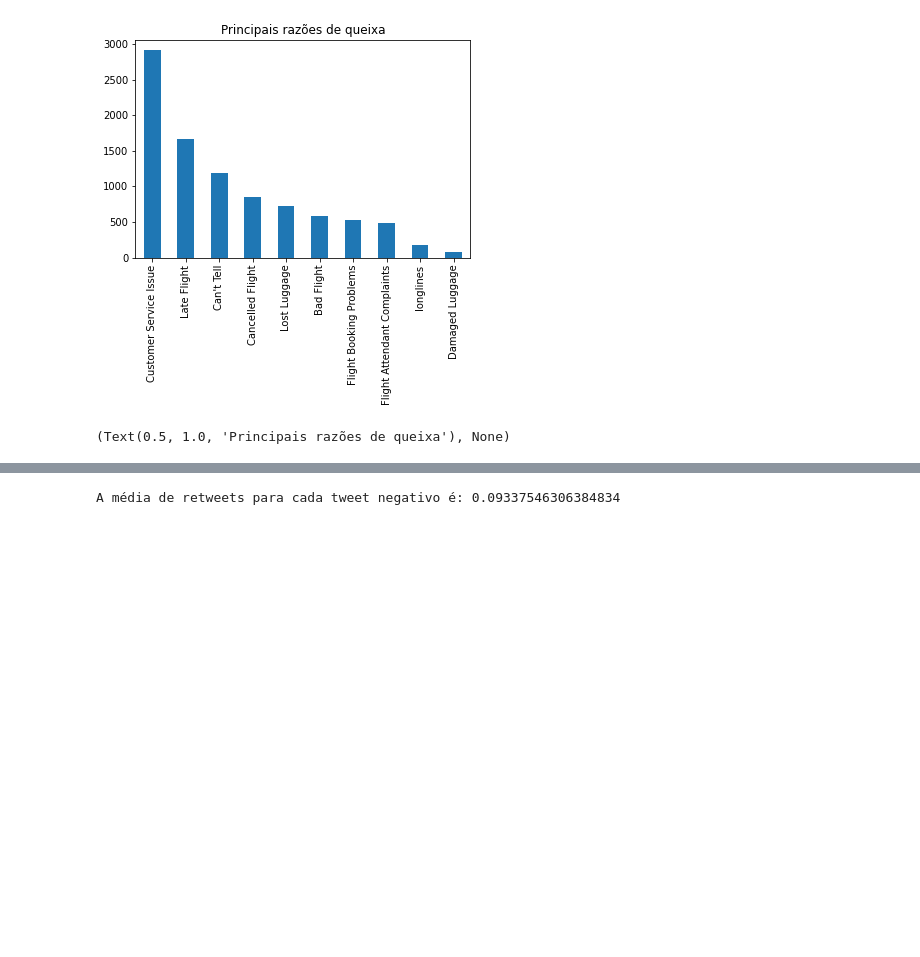
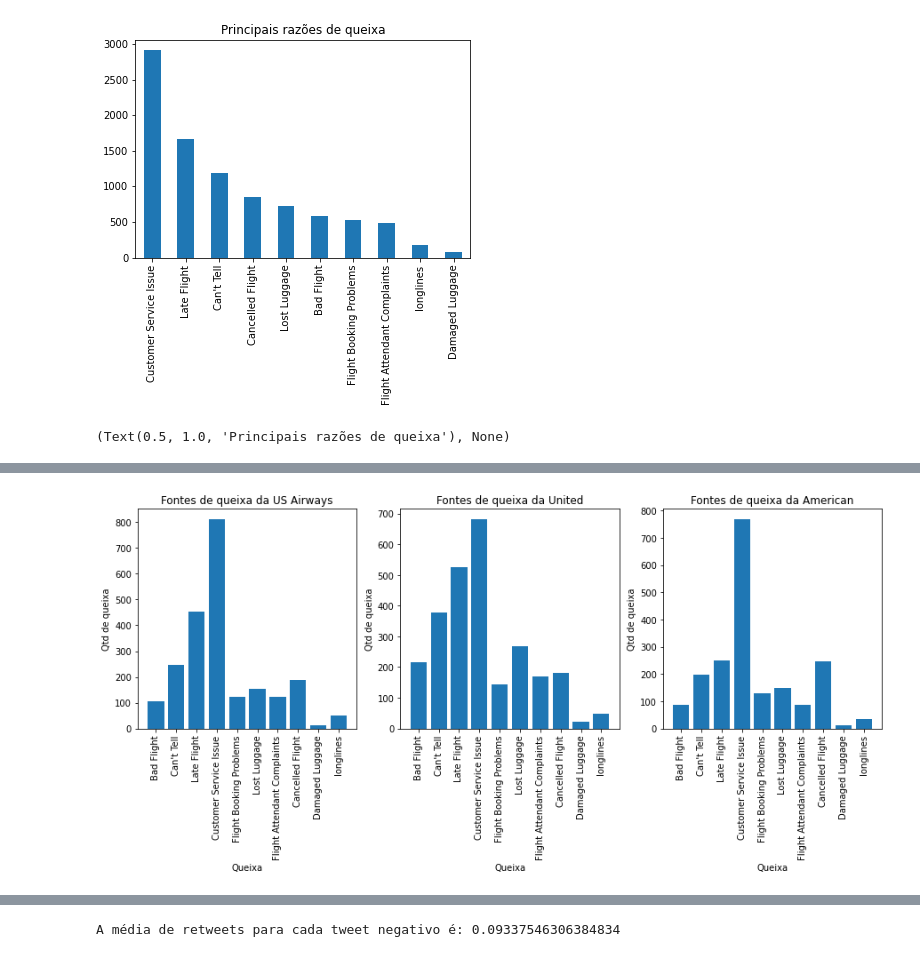
Before and after one commit to atmasuko/Intro-ao-Python, a Jupyter notebook: Trabalho_Prático_Parte_1_Grupo_X.ipynb, the cells around one changed output, grey strips where cells are left out. Saved outputs shown, nothing was run; the diff lists cells and outputs as text; code cells hidden in the pictures; blank space fills up the shorter version.

```diff
--- a/Trabalho_Prático_Parte_1_Grupo_X.ipynb
+++ b/Trabalho_Prático_Parte_1_Grupo_X.ipynb
@@ -139,0 +184,38 @@ plt.title('Top 5 time zones'), plt.show()
+# %%
+#quantificando as queixas para cada companhia
+
+qtd_negative=dict(airline['negativereason'].value_counts(sort=False))
+def qtd_negative(Airline):
+    if Airline=='All':
+        df=airline
+    else:
+        df=airline[airline['airline']==Airline]
+    count=dict(df['negativereason'].value_counts())
+    Unique_reason=list(airline['negativereason'].unique())
+    Unique_reason=[x for x in Unique_reason if str(x) != 'nan']
+    Reason_frame=pd.DataFrame({'Reasons':Unique_reason})
+    Reason_frame['count']=Reason_frame['Reasons'].apply(lambda x: count[x])
+    return Reason_frame
+# %%
+#definindo o plot
+
+def plot_reason(Airline):
+    df = qtd_negative(Airline)
+    count=df['count']
+    Index = range(1,(len(df)+1))
+    plt.bar(Index,count)
+    plt.xticks(Index,df['Reasons'],rotation=90)
+    plt.ylabel('Qtd de queixa')
+    plt.xlabel('Queixa')
+    plt.title('Fontes de queixa da '+Airline)
+# %%
+#plotando 1o grupo
+plt.figure(1,figsize=(15, 10))
+plt.subplot(231)
+plot_reason('US Airways')
+plt.subplot(232)
+plot_reason('United')
+plt.subplot(233)
+plot_reason('American')
+# %% [output]
+[figure, added]
```
Also changed, not shown: parts of 55 cells of this notebook.
